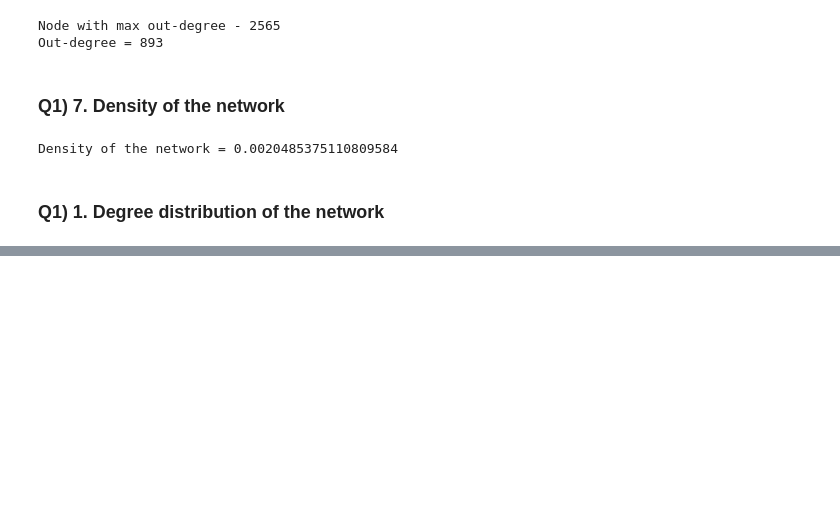
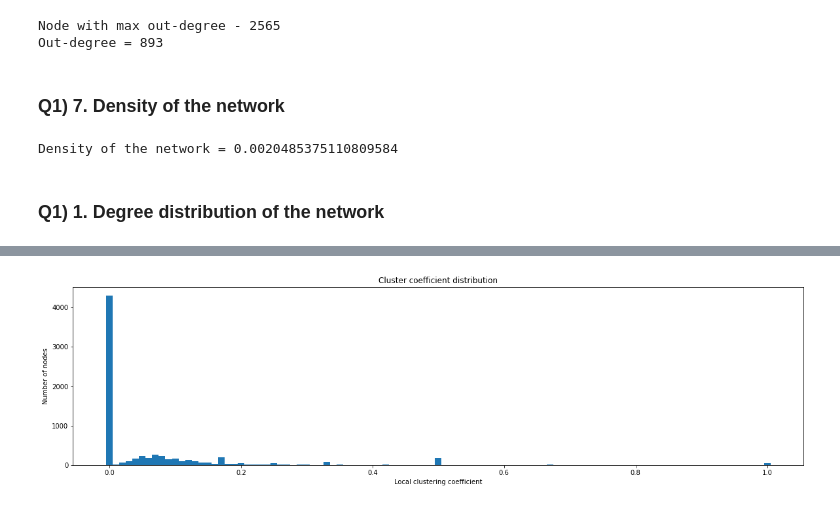
Before and after one commit to rishiraj4721/IR2022_A3_13, a Jupyter notebook: Q1.ipynb, the cells around one changed output, grey strips where cells are left out. Cells and saved outputs as stored; diff of their text form; code cells hidden in the pictures; blank space fills up the shorter version.

```diff
--- a/Q1.ipynb
+++ b/Q1.ipynb
@@ -182,3 +226,38 @@ plt.show()
+# %%
+def local_clustering_coeff(graph,vertex):
+    # if len(graph[vertex])<2: return 0
+
+    local = 0
+    v_n = graph[vertex]
+    for v2 in v_n:
+        v2v3edges = set(v_n).intersection(set(graph[v2]))
+        local += len(v2v3edges)
+
+    total = len(v_n)*(len(v_n)-1)
+    try: return float("{:.2f}".format(local/total))
+    except: return 0
+# %%
+cluster_coeff_list = {}
+
+for vertex in list(graph.keys()):
+    if len(graph[vertex])<2: coeff = 0
+    else: coeff = local_clustering_coeff(graph,vertex)
+
+    if coeff not in cluster_coeff_list:
+        cluster_coeff_list[coeff] = 0
+    cluster_coeff_list[coeff] += 1
+# %%
+fig = plt.figure(figsize = (20, 5))
+
+# creating the bar plot
+plt.bar(list(cluster_coeff_list.keys()), list(cluster_coeff_list.values()),width=0.01)
+
+plt.xlabel("Local clustering coefficient")
+plt.ylabel("Number of nodes")
+plt.title("Cluster coefficient distribution")
+plt.show()
+# %% [output]
+[figure, added]
 # %% [markdown]
 <a style='text-decoration:none;line-height:16px;display:flex;color:#5B5B62;padding:10px;justify-content:end;' href='https://deepnote.com?utm_source=created-in-deepnote-cell&projectId=29e89c42-c776-474d-981f-7bdaa4e0ce5f' target="_blank">
 <img alt='Created in deepnote.com' style='display:inline;max-height:16px;margin:0px;margin-right:7.5px;' src='embedded-picture-1' > </img>
```
Also changed, not shown: parts of 9 cells of this notebook.
